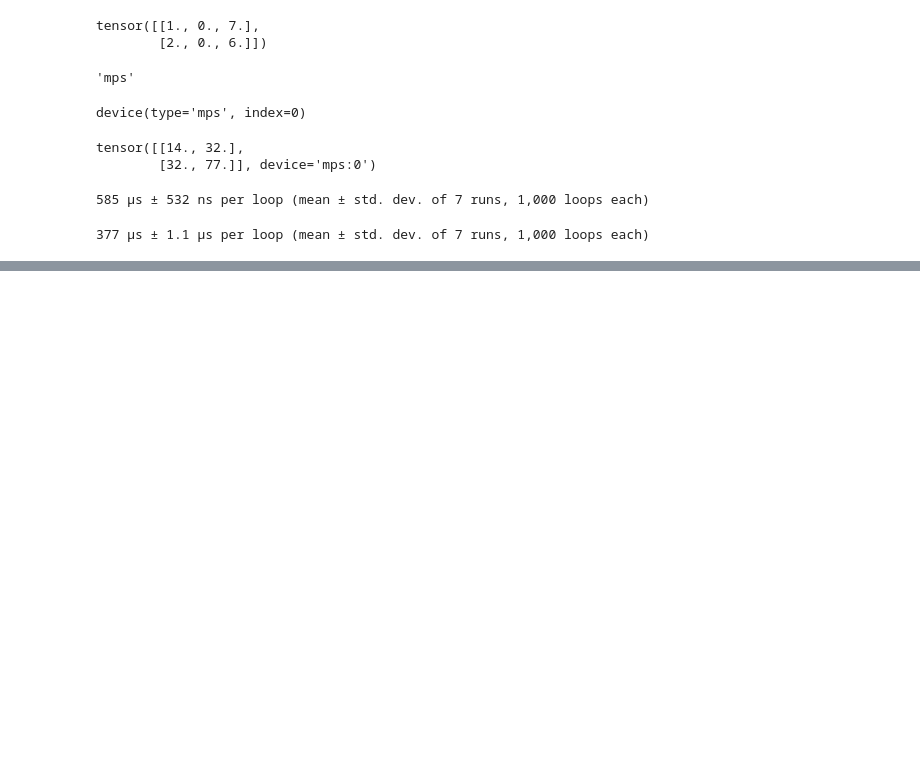
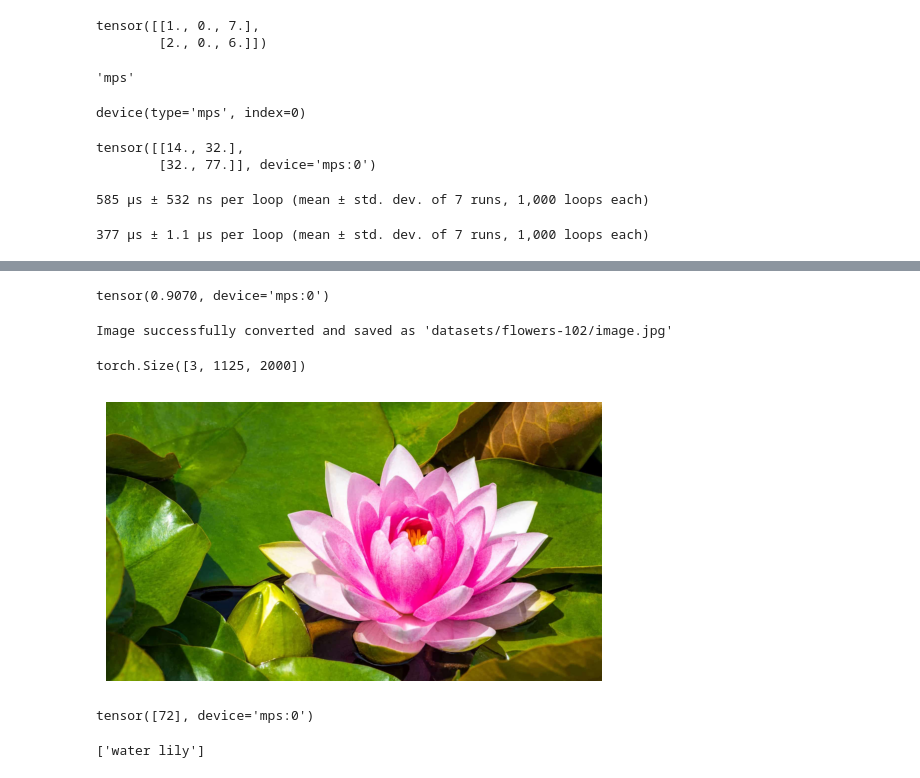
Before and after one commit to LucasNseyep/belle-weder, a Jupyter notebook: notebooks/belle-weder-vision-lab-books/lab-book-3/learning_pytorch.ipynb, the cells around one changed output, grey strips where cells are left out. Saved outputs shown, nothing was run; the diff lists cells and outputs as text; code cells hidden in the pictures; blank space fills up the shorter version.

```diff
--- a/notebooks/belle-weder-vision-lab-books/lab-book-3/learning_pytorch.ipynb
+++ b/notebooks/belle-weder-vision-lab-books/lab-book-3/learning_pytorch.ipynb
@@ -124,0 +359,49 @@ M = torch.rand((1000, 1000), device=device)
+# %%
+evaluate_tm(model, test_loader, accuracy)
+# %% [output]
+tensor(0.9070, device='mps:0')
+# %%
+from PIL import Image
+import os
+
+def convert_png_to_jpg(png_image_path, jpg_output_path):
+    # Open the image
+    try:
+        image = Image.open(png_image_path)
+    except FileNotFoundError:
+        print(f"Error: The file '{png_image_path}' was not found.")
+        return
+
+    # Convert the image to RGB mode
+    # JPG format does not support transparency (alpha channel), so it must be removed.
+    if image.mode in ('RGBA', 'P'):
+        # Create a new white background image
+        bg = Image.new('RGB', image.size, (255, 255, 255))
+        # Paste the transparent image onto the white background
+        bg.paste(image, (0, 0), image)
+        image = bg
+
+    # Save the image with the .jpg extension
+    image.save(jpg_output_path, format='JPEG')
+    print(f"Image successfully converted and saved as '{jpg_output_path}'")
+
+# Example Usage:
+input_file = 'datasets/flowers-102/image.png'
+output_file = 'datasets/flowers-102/image.jpg'
+convert_png_to_jpg(input_file, output_file)
+# %% [output]
+Image successfully converted and saved as 'datasets/flowers-102/image.jpg'
+# %%
+test_image = Image.open(output_file)
+# %%
+test_image = np.stack(np.asarray(test_image))
+test_image = torch.tensor(test_image, dtype=torch.float32) / 255
+# %%
+test_image_permuted = test_image.permute(2, 0, 1)
+test_image_permuted.shape
+# %% [output]
+torch.Size([3, 1125, 2000])
+# %%
+plot_image(test_image_permuted)
+# %% [output]
+[figure, added]
@@ -124,0 +416,10 @@ M = torch.rand((1000, 1000), device=device)
+# %%
+y_pred = torch.argmax(y_logits, dim=1)
+y_pred
+# %% [output]
+tensor([72], device='mps:0')
+# %%
+class_names = train_set.classes
+[class_names[class_id] for class_id in y_pred]
+# %% [output]
+['water lily']
```
Also changed, not shown: parts of 30 cells of this notebook, 3 other files.
